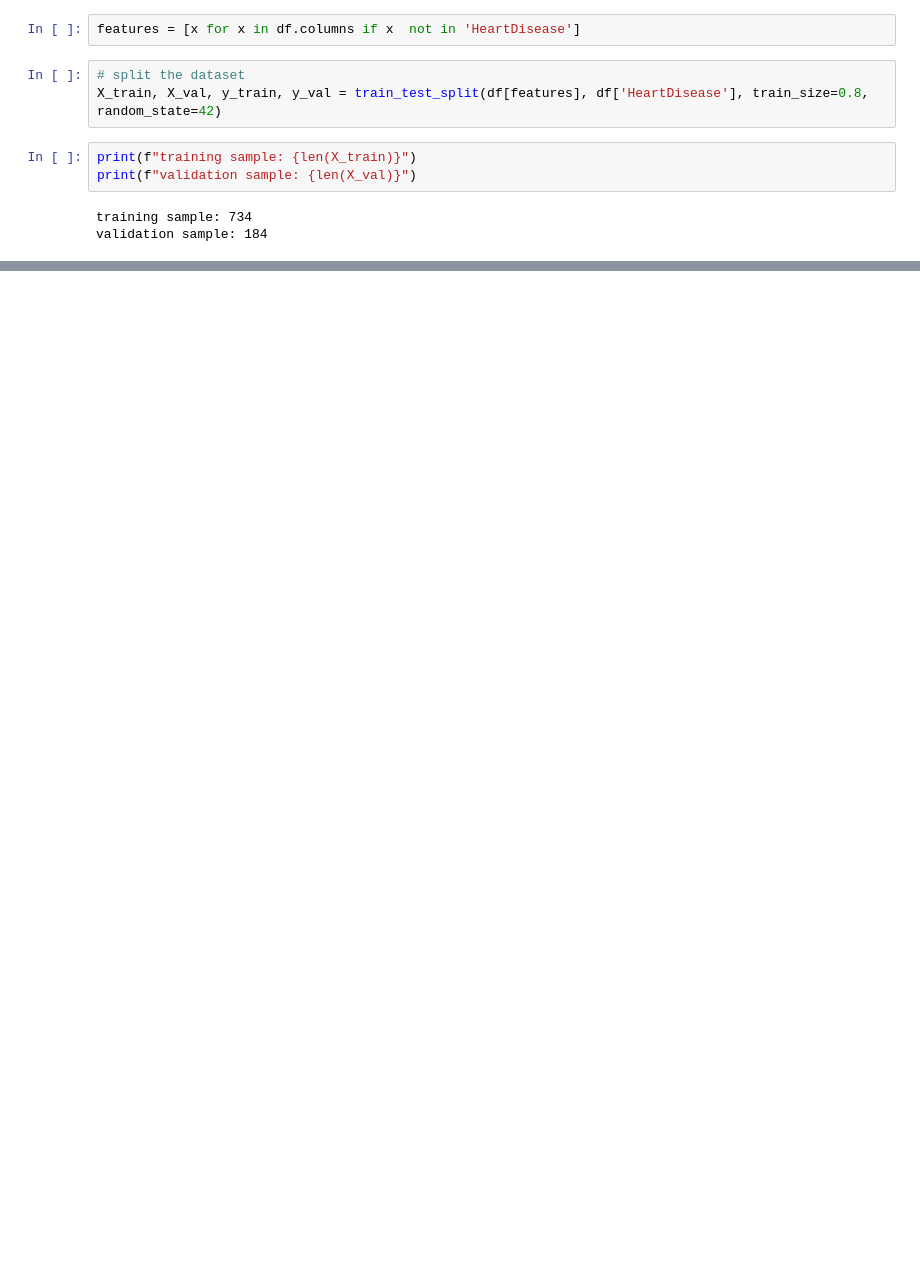
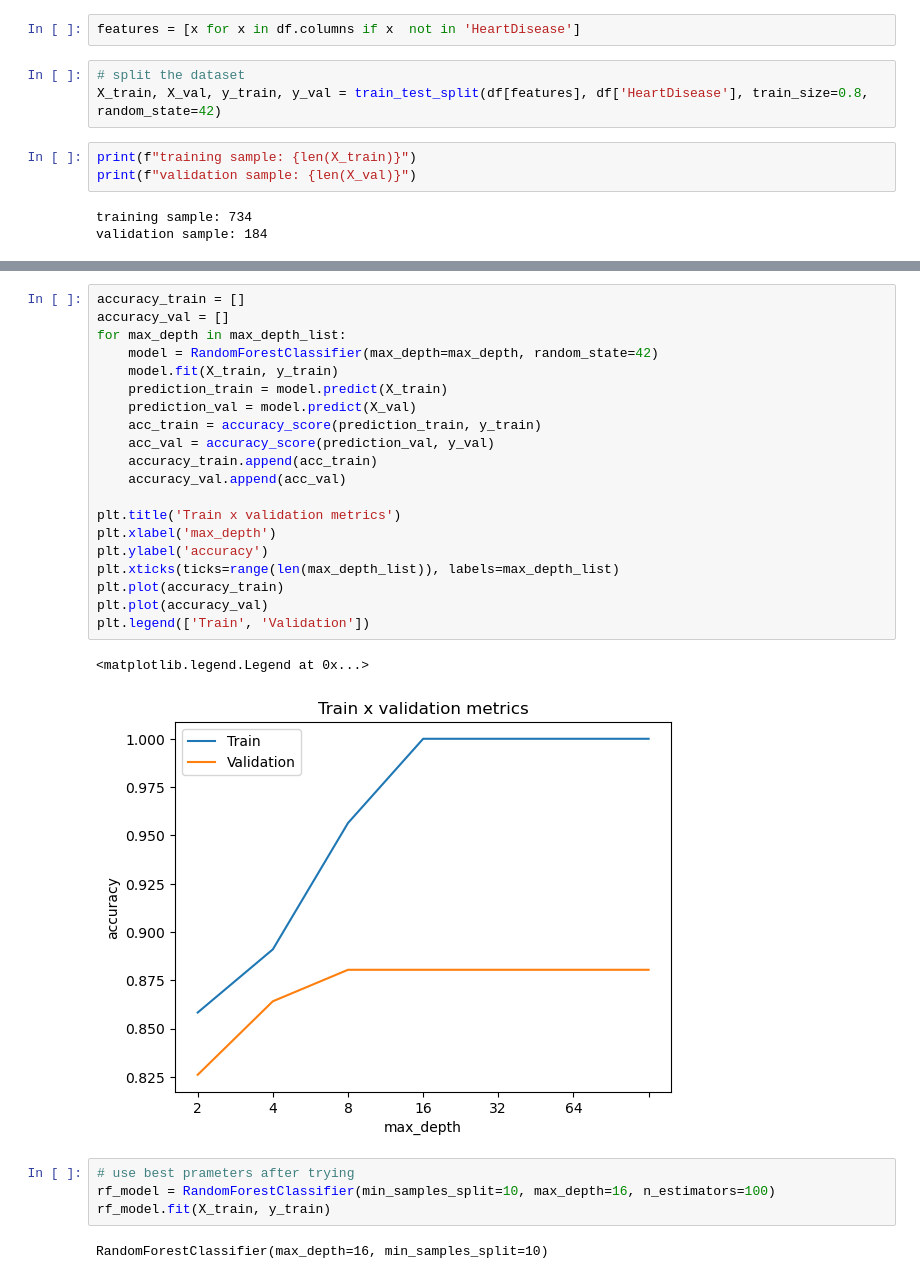
Before and after one commit to Bereketo/heart-diseases-prediction, a Jupyter notebook: notebooks/decision_trees.ipynb, the cells around one changed output, grey strips where cells are left out. Cells and saved outputs as stored; diff of their text form; blank space fills up the shorter version.

```diff
--- a/notebooks/decision_trees.ipynb
+++ b/notebooks/decision_trees.ipynb
@@ -44,0 +146,29 @@ validation sample: 184
+# %%
+accuracy_train = []
+accuracy_val = []
+for max_depth in max_depth_list:
+    model = RandomForestClassifier(max_depth=max_depth, random_state=42)
+    model.fit(X_train, y_train)
+    prediction_train = model.predict(X_train)
+    prediction_val = model.predict(X_val)
+    acc_train = accuracy_score(prediction_train, y_train)
+    acc_val = accuracy_score(prediction_val, y_val)
+    accuracy_train.append(acc_train)
+    accuracy_val.append(acc_val)
+
+plt.title('Train x validation metrics')
+plt.xlabel('max_depth')
+plt.ylabel('accuracy')
+plt.xticks(ticks=range(len(max_depth_list)), labels=max_depth_list)
+plt.plot(accuracy_train)
+plt.plot(accuracy_val)
+plt.legend(['Train', 'Validation'])
+# %% [output]
+<matplotlib.legend.Legend at 0x...>
+[figure, added]
+# %%
+# use best prameters after trying
+rf_model = RandomForestClassifier(min_samples_split=10, max_depth=16, n_estimators=100)
+rf_model.fit(X_train, y_train)
+# %% [output]
+RandomForestClassifier(max_depth=16, min_samples_split=10)
```
Also changed, not shown: parts of 15 cells of this notebook.
